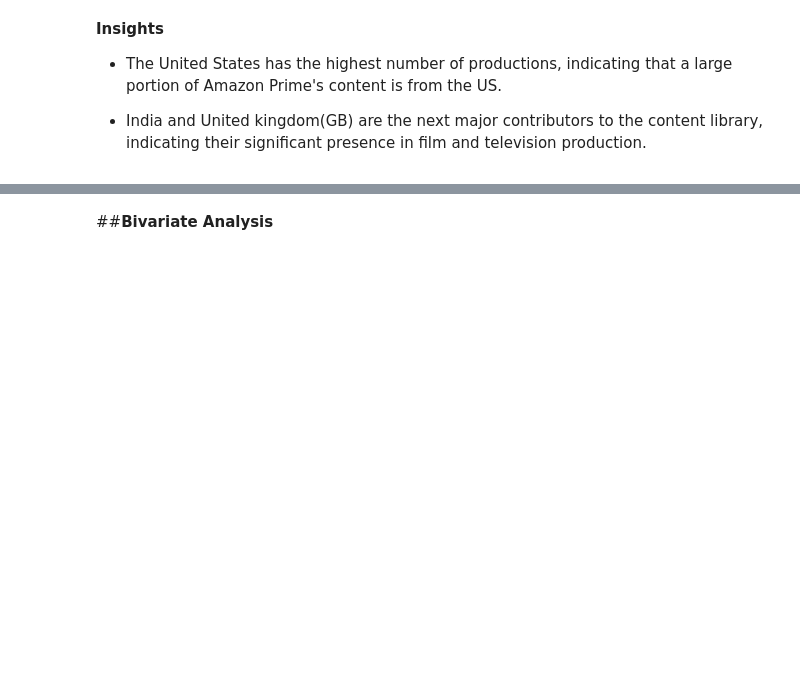
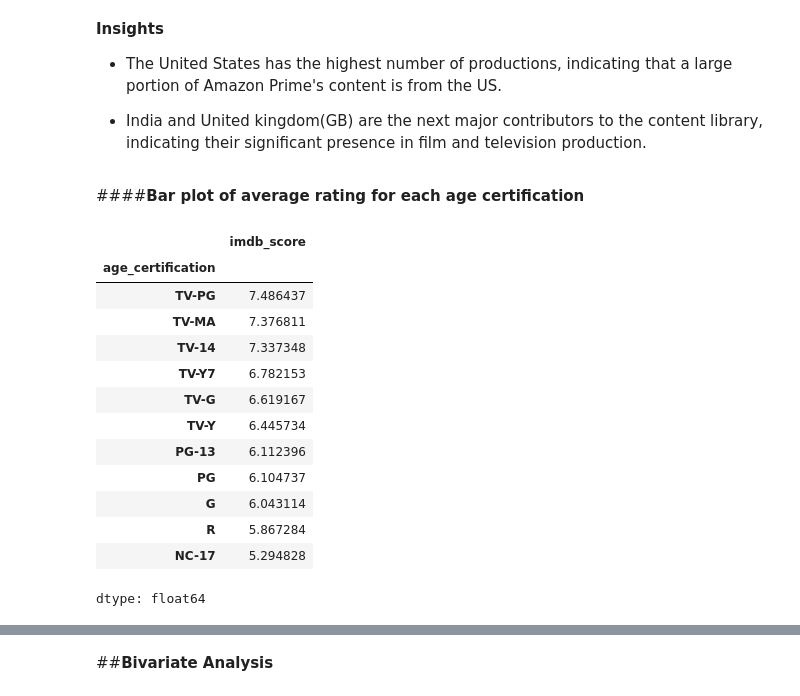
Before and after one commit to Sandeshh16/Amazon-Prime-TV-Shows-and-Movies-EDA, a Jupyter notebook: Amazon_prime_EDA.ipynb, the cells around one changed output, grey strips where cells are left out. Saved outputs shown, nothing was run; the diff lists cells and outputs as text; code cells hidden in the pictures; blank space fills up the shorter version.

```diff
--- a/Amazon_prime_EDA.ipynb
+++ b/Amazon_prime_EDA.ipynb
@@ -636,3 +636,23 @@ plt.show()
 - The United States has the highest number of productions, indicating that a large portion of Amazon Prime's content is from the US.
 
 - India and United kingdom(GB) are the next major contributors to the content library, indicating their significant presence in film and television production.
+# %% [markdown]
+####**Bar plot of average rating for each age certification**
+# %%
+certification = data.groupby('age_certification')['imdb_score'].mean().sort_values(ascending = False)
+certification
+# %% [output]
+|  | imdb_score |
+| age_certification |  |
+| TV-PG | 7.486437 |
+| TV-MA | 7.376811 |
+| TV-14 | 7.337348 |
+| TV-Y7 | 6.782153 |
+| TV-G | 6.619167 |
+| TV-Y | 6.445734 |
+| PG-13 | 6.112396 |
+| PG | 6.104737 |
+| G | 6.043114 |
+| R | 5.867284 |
+| NC-17 | 5.294828 |
+dtype: float64
```
Also changed, not shown: parts of 3 cells of this notebook.
